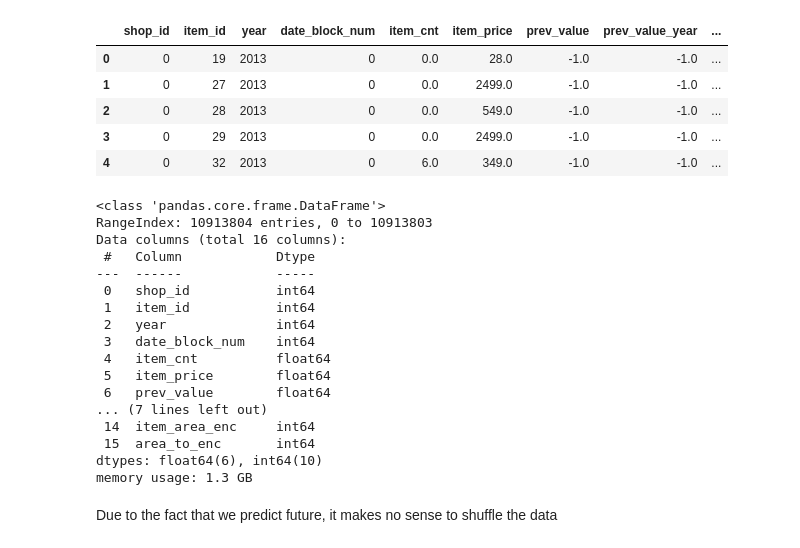
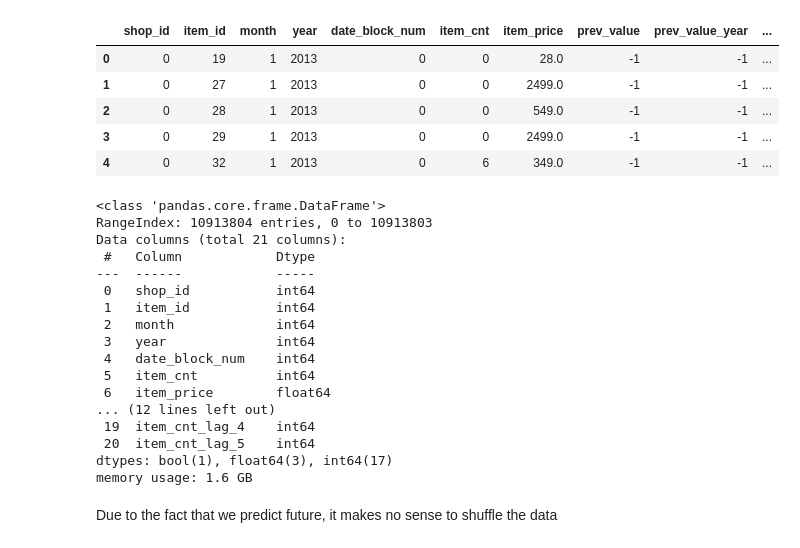
Before and after one commit to TayJen/HSE-Practice, a Jupyter notebook: HSE XGBoost Model Optimization.ipynb, the cells around one changed output. Saved outputs shown, nothing was run; the diff lists cells and outputs as text; code cells hidden in the pictures.

```diff
--- a/HSE XGBoost Model Optimization.ipynb
+++ b/HSE XGBoost Model Optimization.ipynb
@@ -6,37 +6,37 @@ from sklearn.model_selection import train_test_split
 from sklearn.model_selection import cross_val_score
 # %%
 dest = '/content/drive/MyDrive/HSE Final Project/to_train'
-name = 'submit_5_abandoned.csv'
+name = 'submit_6_abandoned.csv'
 
 df = pd.read_csv(dest + '/' + name)
 df.head()
 # %% [output]
-|  | shop_id | item_id | year | date_block_num | item_cnt | item_price | prev_value | prev_value_year | ... |
-| 0 | 0 | 19 | 2013 | 0 | 0.0 | 28.0 | -1.0 | -1.0 | ... |
-| 1 | 0 | 27 | 2013 | 0 | 0.0 | 2499.0 | -1.0 | -1.0 | ... |
-| 2 | 0 | 28 | 2013 | 0 | 0.0 | 549.0 | -1.0 | -1.0 | ... |
-| 3 | 0 | 29 | 2013 | 0 | 0.0 | 2499.0 | -1.0 | -1.0 | ... |
-| 4 | 0 | 32 | 2013 | 0 | 6.0 | 349.0 | -1.0 | -1.0 | ... |
+|  | shop_id | item_id | month | year | date_block_num | item_cnt | item_price | prev_value | prev_value_year | ... |
+| 0 | 0 | 19 | 1 | 2013 | 0 | 0 | 28.0 | -1 | -1 | ... |
+| 1 | 0 | 27 | 1 | 2013 | 0 | 0 | 2499.0 | -1 | -1 | ... |
+| 2 | 0 | 28 | 1 | 2013 | 0 | 0 | 549.0 | -1 | -1 | ... |
+| 3 | 0 | 29 | 1 | 2013 | 0 | 0 | 2499.0 | -1 | -1 | ... |
+| 4 | 0 | 32 | 1 | 2013 | 0 | 6 | 349.0 | -1 | -1 | ... |
 # %%
 df.info()
 # %% [output]
 <class 'pandas.core.frame.DataFrame'>
 RangeIndex: 10913804 entries, 0 to 10913803
-Data columns (total 16 columns):
+Data columns (total 21 columns):
  #   Column            Dtype
 ---  ------            -----
  0   shop_id           int64
  1   item_id           int64
- 2   year              int64
- 3   date_block_num    int64
- 4   item_cnt          float64
- 5   item_price        float64
- 6   prev_value        float64
-... (7 lines left out)
- 14  item_area_enc     int64
- 15  area_to_enc       int64
-dtypes: float64(6), int64(10)
-memory usage: 1.3 GB
+ 2   month             int64
+ 3   year              int64
+ 4   date_block_num    int64
+ 5   item_cnt          int64
+ 6   item_price        float64
+... (12 lines left out)
+ 19  item_cnt_lag_4    int64
+ 20  item_cnt_lag_5    int64
+dtypes: bool(1), float64(3), int64(17)
+memory usage: 1.6 GB
 # %%
 X = df.drop('item_cnt', axis=1)
 y = df.loc[:, 'item_cnt']
```
Also changed, not shown: parts of 9 cells of this notebook.
